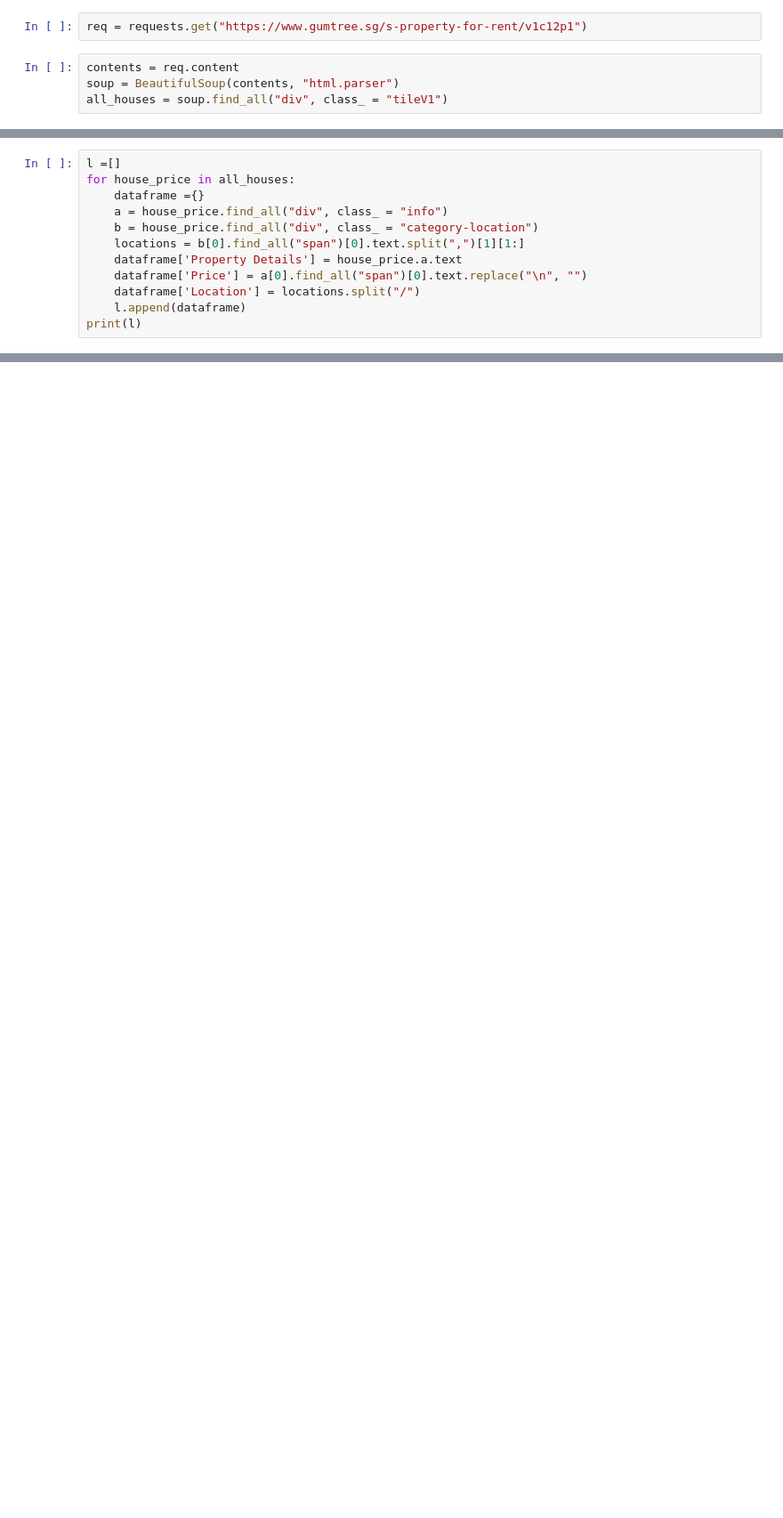
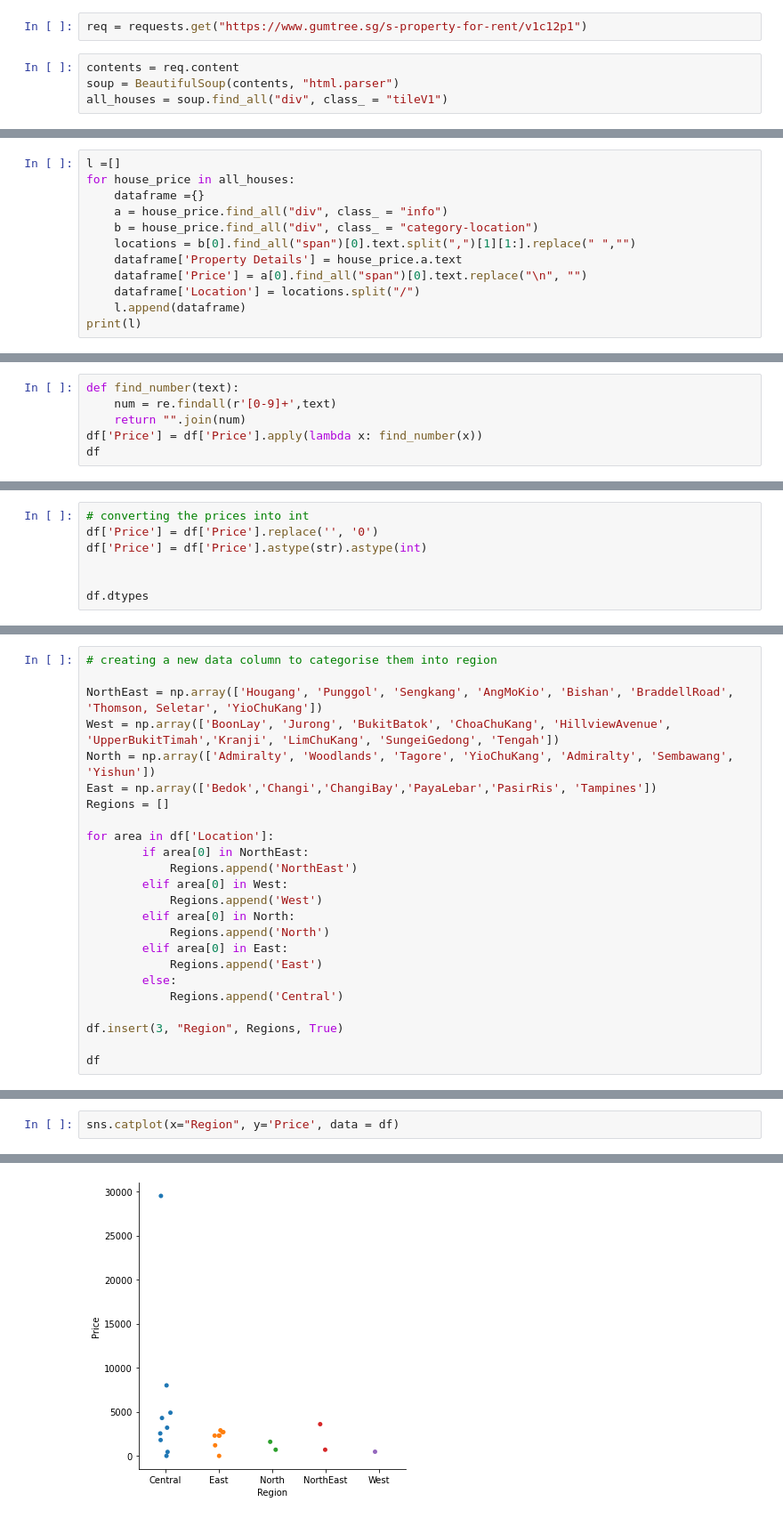
Before and after one commit to Vincentyr/Machine_Learning, a Jupyter notebook: Web Scapping/Web Scrapping - Gumtree.ipynb, the cells around one changed output, grey strips where cells are left out. Shown at 89% size. Cells and saved outputs as stored; diff of their text form; blank space fills up the shorter version.

```diff
--- a/Web Scapping/Web Scrapping - Gumtree.ipynb
+++ b/Web Scapping/Web Scrapping - Gumtree.ipynb
@@ -35,7 +17,7 @@ for house_price in all_houses:
     dataframe ={}
     a = house_price.find_all("div", class_ = "info")
     b = house_price.find_all("div", class_ = "category-location")
-    locations = b[0].find_all("span")[0].text.split(",")[1][1:]
+    locations = b[0].find_all("span")[0].text.split(",")[1][1:].replace(" ","")
     dataframe['Property Details'] = house_price.a.text
     dataframe['Price'] = a[0].find_all("span")[0].text.replace("\n", "")
     dataframe['Location'] = locations.split("/")
@@ -67,0 +49,6 @@ print(df)
+# %%
+def find_number(text):
+    num = re.findall(r'[0-9]+',text)
+    return "".join(num)
+df['Price'] = df['Price'].apply(lambda x: find_number(x))
+df
@@ -67,0 +73,7 @@ print(df)
+# %%
+# converting the prices into int
+df['Price'] = df['Price'].replace('', '0')
+df['Price'] = df['Price'].astype(str).astype(int)
+
+
+df.dtypes
@@ -67,0 +85,24 @@ print(df)
+# %%
+# creating a new data column to categorise them into region
+
+NorthEast = np.array(['Hougang', 'Punggol', 'Sengkang', 'AngMoKio', 'Bishan', 'BraddellRoad', 'Thomson, Seletar', 'YioChuKang'])
+West = np.array(['BoonLay', 'Jurong', 'BukitBatok', 'ChoaChuKang', 'HillviewAvenue', 'UpperBukitTimah','Kranji', 'LimChuKang', 'SungeiGedong', 'Tengah'])
+North = np.array(['Admiralty', 'Woodlands', 'Tagore', 'YioChuKang', 'Admiralty', 'Sembawang', 'Yishun'])
+East = np.array(['Bedok','Changi','ChangiBay','PayaLebar','PasirRis', 'Tampines'])
+Regions = []
+
+for area in df['Location']:
+        if area[0] in NorthEast:
+            Regions.append('NorthEast')
+        elif area[0] in West:
+            Regions.append('West')
+        elif area[0] in North:
+            Regions.append('North')
+        elif area[0] in East:
+            Regions.append('East')
+        else:
+            Regions.append('Central')
+
+df.insert(3, "Region", Regions, True)
+
+df
@@ -67,0 +127,3 @@ print(df)
+# %%
+sns.catplot(x="Region", y='Price', data = df)
+# %% [output]
@@ -67,0 +131 @@ print(df)
+[figure, added]
```
Also changed, not shown: parts of 8 cells of this notebook, 3 other files.
